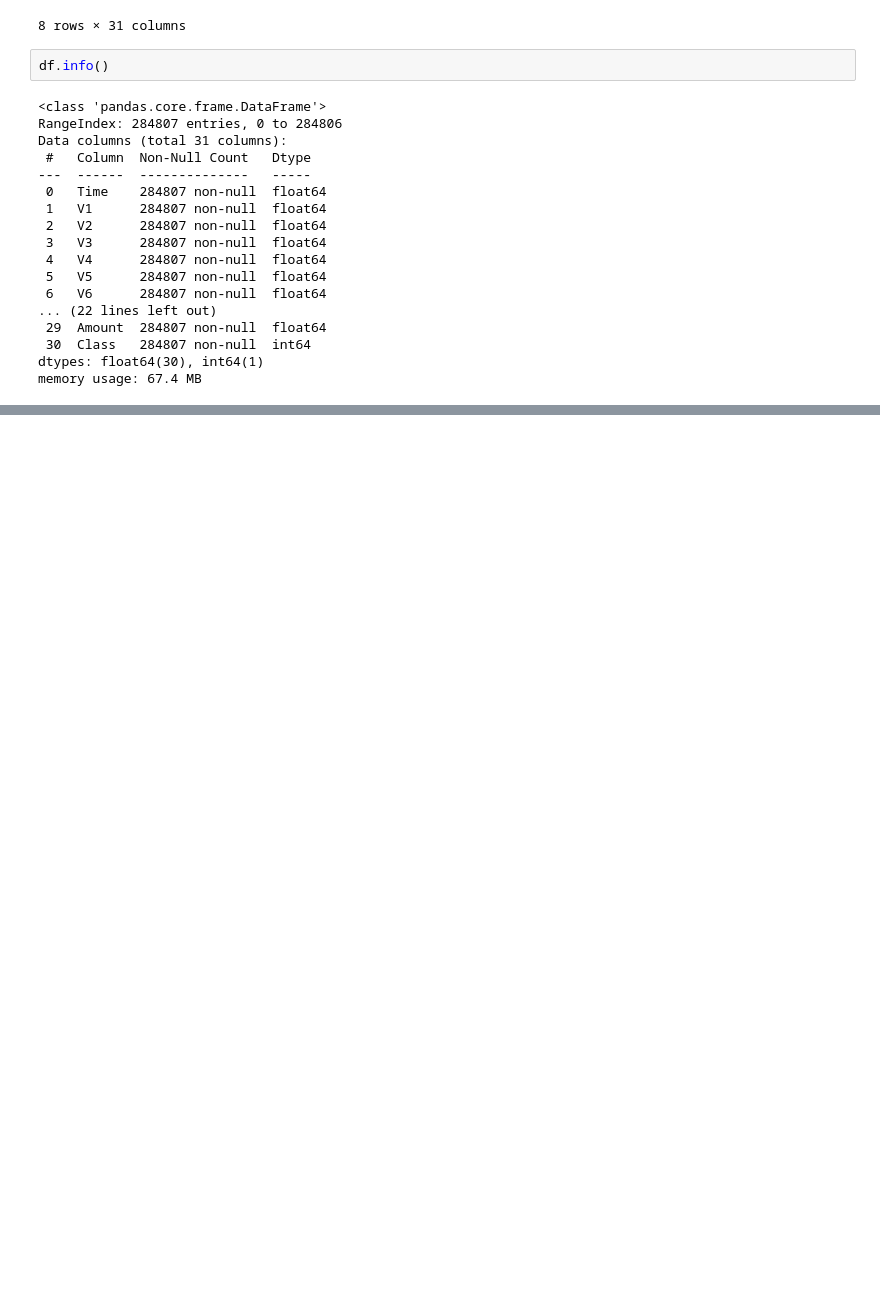
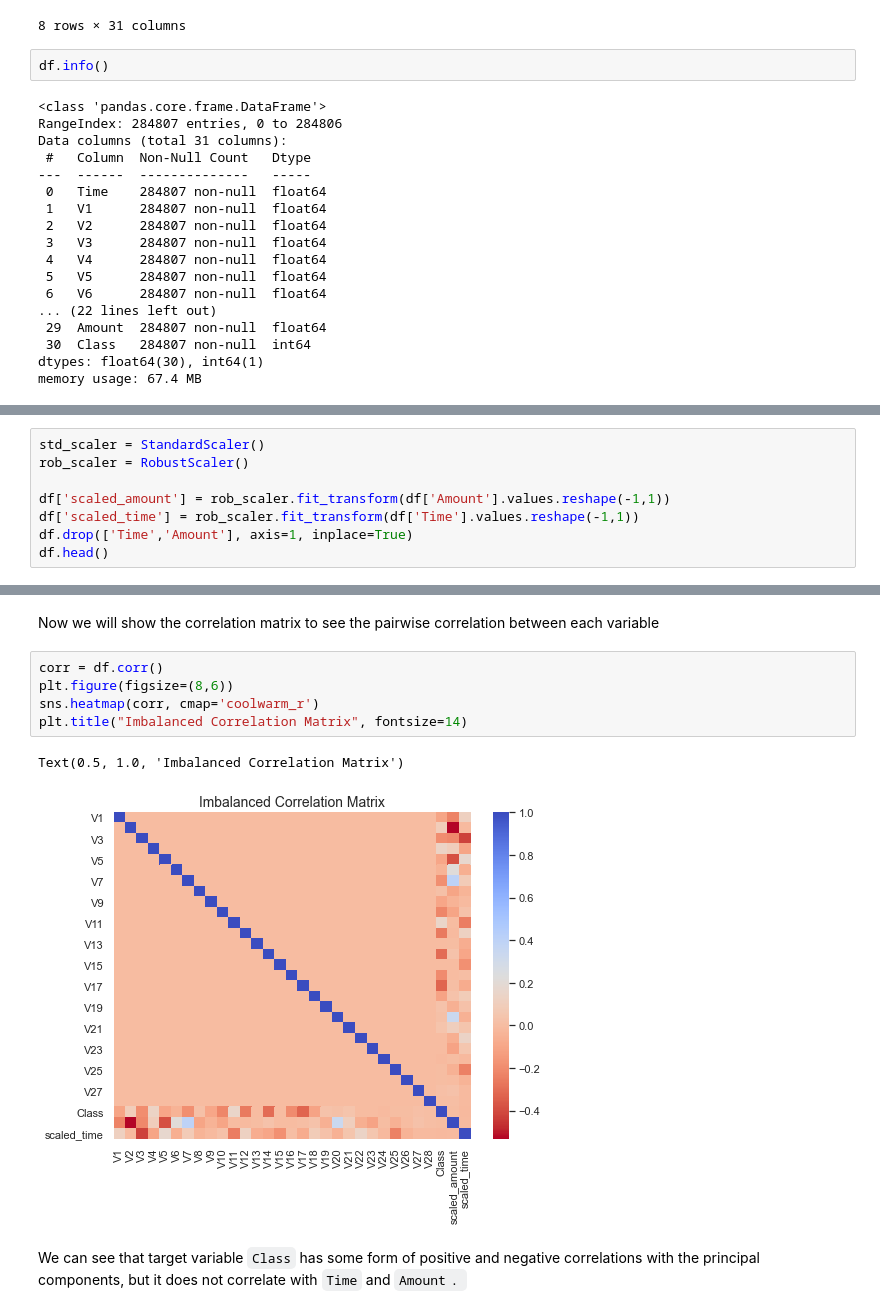
Before and after one commit to Krishnamurtyp/Credit_Card_Fraud_Detection_v1.0, a Jupyter notebook: Credit_Card_Fraud_Detection.ipynb, the cells around one changed output, grey strips where cells are left out. Drawn from its saved outputs; the diff is of its cells as text; blank space fills up the shorter version.

```diff
--- a/Credit_Card_Fraud_Detection.ipynb
+++ b/Credit_Card_Fraud_Detection.ipynb
@@ -93,0 +134,8 @@ memory usage: 67.4 MB
+# %%
+std_scaler = StandardScaler()
+rob_scaler = RobustScaler()
+
+df['scaled_amount'] = rob_scaler.fit_transform(df['Amount'].values.reshape(-1,1))
+df['scaled_time'] = rob_scaler.fit_transform(df['Time'].values.reshape(-1,1))
+df.drop(['Time','Amount'], axis=1, inplace=True)
+df.head()
@@ -93,0 +150,12 @@ memory usage: 67.4 MB
+# %% [markdown]
+<p>Now we will show the correlation matrix to see the pairwise correlation between each variable </p>
+# %%
+corr = df.corr()
+plt.figure(figsize=(8,6))
+sns.heatmap(corr, cmap='coolwarm_r')
+plt.title("Imbalanced Correlation Matrix", fontsize=14)
+# %% [output]
+Text(0.5, 1.0, 'Imbalanced Correlation Matrix')
+[figure, added]
+# %% [markdown]
+<p>We can see that target variable <code>Class</code> has some form of positive and negative correlations with the principal components, but it does not correlate with <code>Time</code> and <code>Amount<code>.</p>
```
Also changed, not shown: parts of 26 cells of this notebook.
